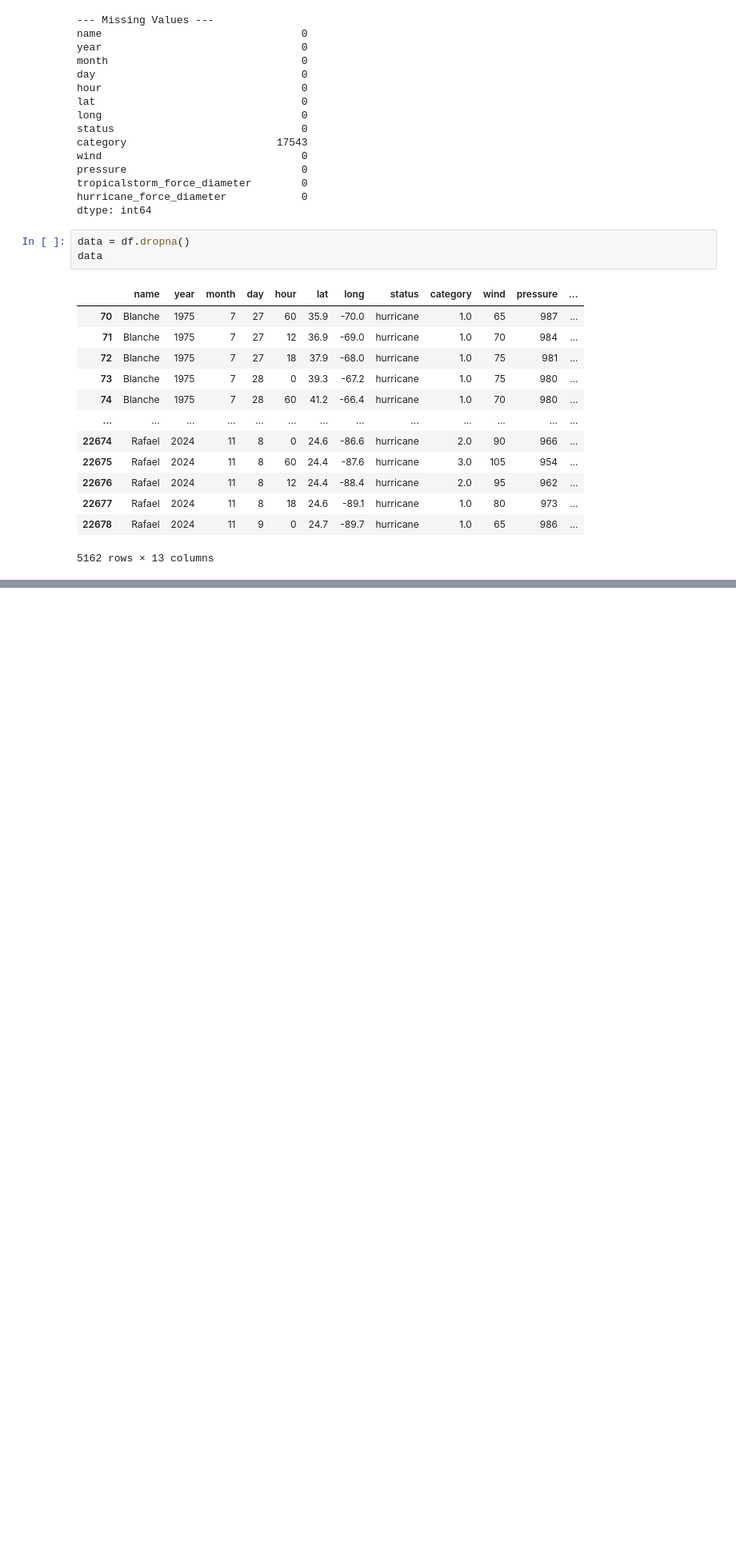
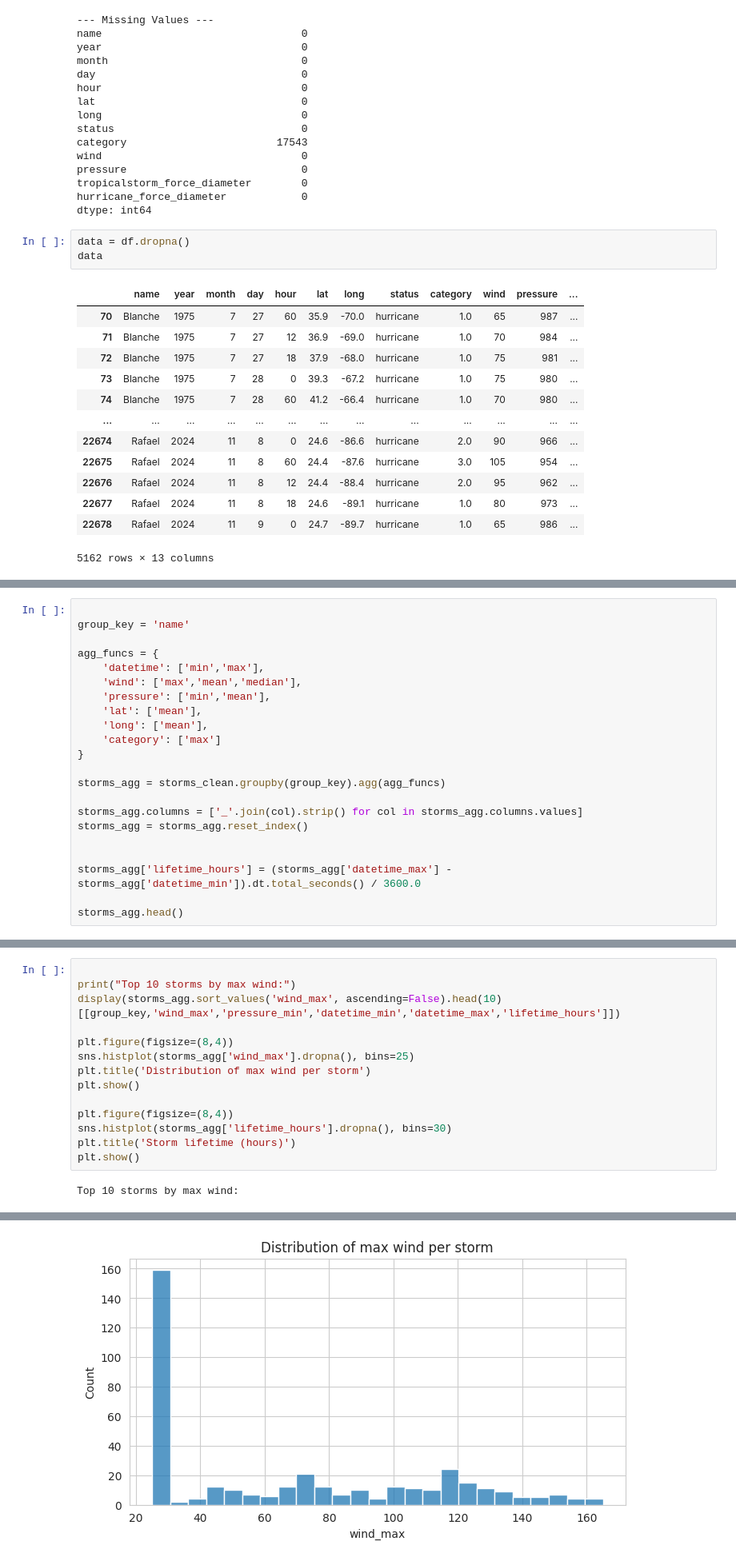
Before and after one commit to nimmalamadhuri467/storm-data-analysis, a Jupyter notebook: climateRiskDisasterManagement.ipynb, the cells around one changed output, grey strips where cells are left out. Shown: that part at 80% size. Drawn from its saved outputs; the diff is of its cells as text; blank space fills up the shorter version.

```diff
--- a/climateRiskDisasterManagement.ipynb
+++ b/climateRiskDisasterManagement.ipynb
@@ -145,0 +316,22 @@ data
+# %%
+
+group_key = 'name'
+
+agg_funcs = {
+    'datetime': ['min','max'],
+    'wind': ['max','mean','median'],
+    'pressure': ['min','mean'],
+    'lat': ['mean'],
+    'long': ['mean'],
+    'category': ['max']
+}
+
+storms_agg = storms_clean.groupby(group_key).agg(agg_funcs)
+
+storms_agg.columns = ['_'.join(col).strip() for col in storms_agg.columns.values]
+storms_agg = storms_agg.reset_index()
+
+
+storms_agg['lifetime_hours'] = (storms_agg['datetime_max'] - storms_agg['datetime_min']).dt.total_seconds() / 3600.0
+
+storms_agg.head()
@@ -145,0 +345,16 @@ data
+# %%
+
+print("Top 10 storms by max wind:")
+display(storms_agg.sort_values('wind_max', ascending=False).head(10)[[group_key,'wind_max','pressure_min','datetime_min','datetime_max','lifetime_hours']])
+
+plt.figure(figsize=(8,4))
+sns.histplot(storms_agg['wind_max'].dropna(), bins=25)
+plt.title('Distribution of max wind per storm')
+plt.show()
+
+plt.figure(figsize=(8,4))
+sns.histplot(storms_agg['lifetime_hours'].dropna(), bins=30)
+plt.title('Storm lifetime (hours)')
+plt.show()
+# %% [output]
+Top 10 storms by max wind:
@@ -145,0 +372 @@ data
+[figure, added]
```
Also changed, not shown: parts of 18 cells of this notebook.
